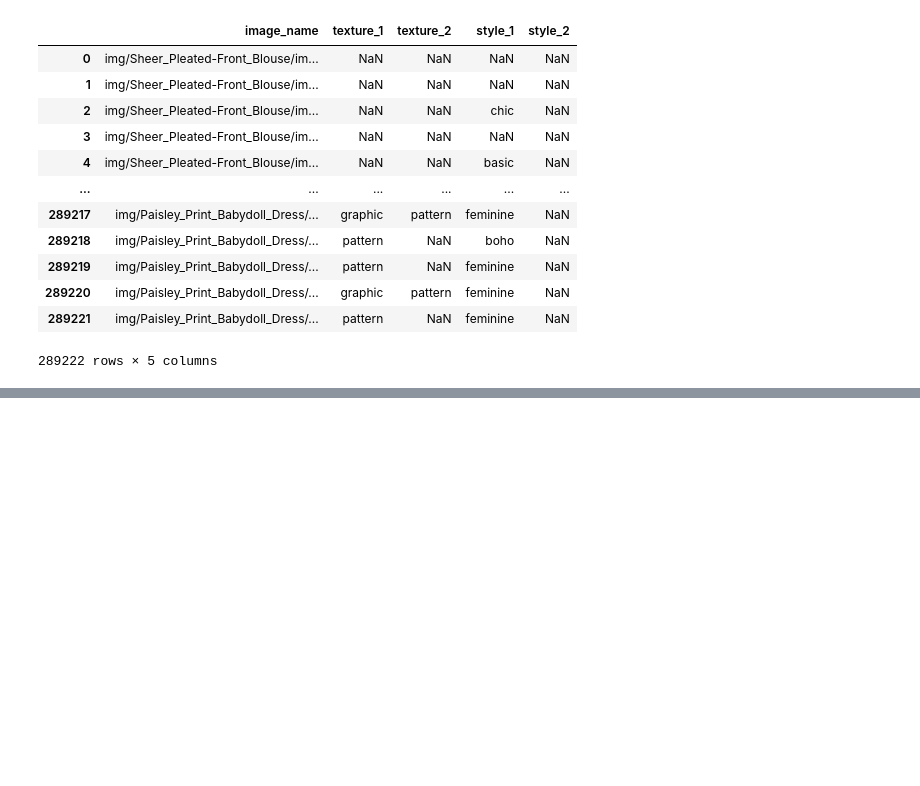
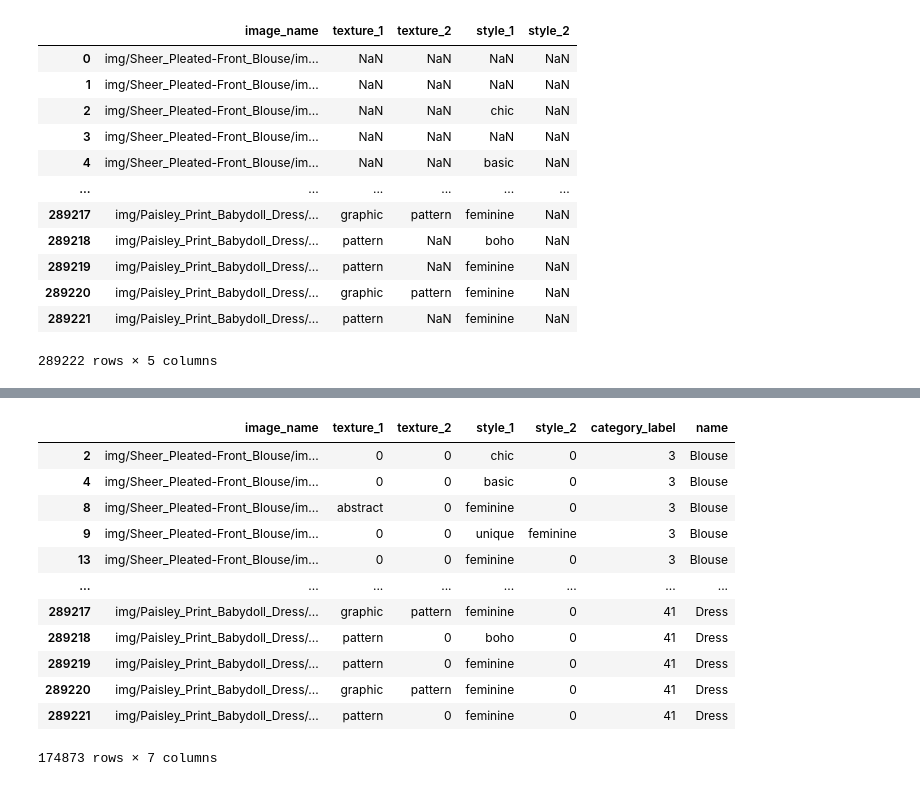
Before and after one commit to Shinest-changwon/OMG_dress_recommend, a Jupyter notebook: 1_data/★Final_data★/oht_my_god_data_table.ipynb, the cells around one changed output, grey strips where cells are left out. Cells and saved outputs as stored; diff of their text form; code cells hidden in the pictures; blank space fills up the shorter version.

```diff
--- a/1_data/★Final_data★/oht_my_god_data_table.ipynb
+++ b/1_data/★Final_data★/oht_my_god_data_table.ipynb
@@ -101,3 +104,20 @@ df_final
 | 289220 | img/Paisley_Print_Babydoll_Dress/... | graphic | pattern | feminine | NaN | 41 | Dress |
 | 289221 | img/Paisley_Print_Babydoll_Dress/... | pattern | NaN | feminine | NaN | 41 | Dress |
 174873 rows × 7 columns
+# %%
+df_final_0 = df_final.fillna(0)                             # NaN값에 일단 0으로 채움.
+df_final_0
+# %% [output]
+|  | image_name | texture_1 | texture_2 | style_1 | style_2 | category_label | name |
+| 2 | img/Sheer_Pleated-Front_Blouse/im... | 0 | 0 | chic | 0 | 3 | Blouse |
+| 4 | img/Sheer_Pleated-Front_Blouse/im... | 0 | 0 | basic | 0 | 3 | Blouse |
+| 8 | img/Sheer_Pleated-Front_Blouse/im... | abstract | 0 | feminine | 0 | 3 | Blouse |
+| 9 | img/Sheer_Pleated-Front_Blouse/im... | 0 | 0 | unique | feminine | 3 | Blouse |
+| 13 | img/Sheer_Pleated-Front_Blouse/im... | 0 | 0 | feminine | 0 | 3 | Blouse |
+| ... | ... | ... | ... | ... | ... | ... | ... |
+| 289217 | img/Paisley_Print_Babydoll_Dress/... | graphic | pattern | feminine | 0 | 41 | Dress |
+| 289218 | img/Paisley_Print_Babydoll_Dress/... | pattern | 0 | boho | 0 | 41 | Dress |
+| 289219 | img/Paisley_Print_Babydoll_Dress/... | pattern | 0 | feminine | 0 | 41 | Dress |
+| 289220 | img/Paisley_Print_Babydoll_Dress/... | graphic | pattern | feminine | 0 | 41 | Dress |
+| 289221 | img/Paisley_Print_Babydoll_Dress/... | pattern | 0 | feminine | 0 | 41 | Dress |
+174873 rows × 7 columns
```
Also changed, not shown: parts of 9 cells of this notebook.
